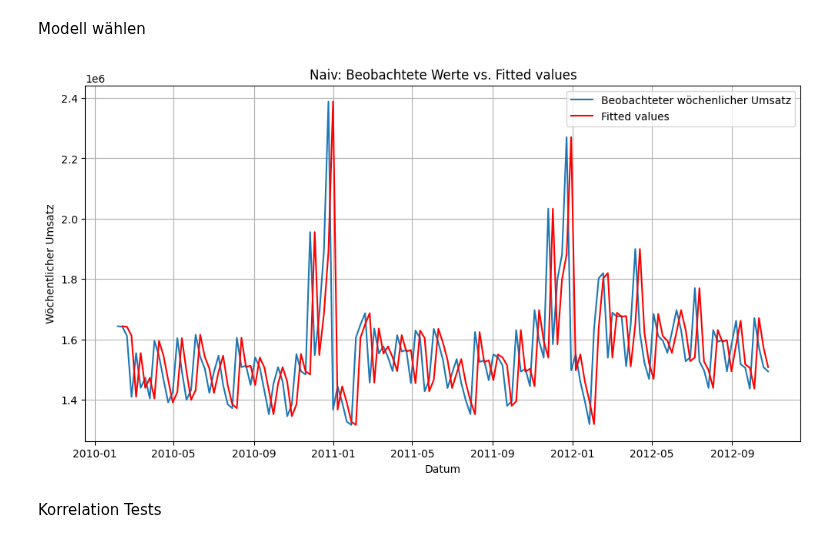
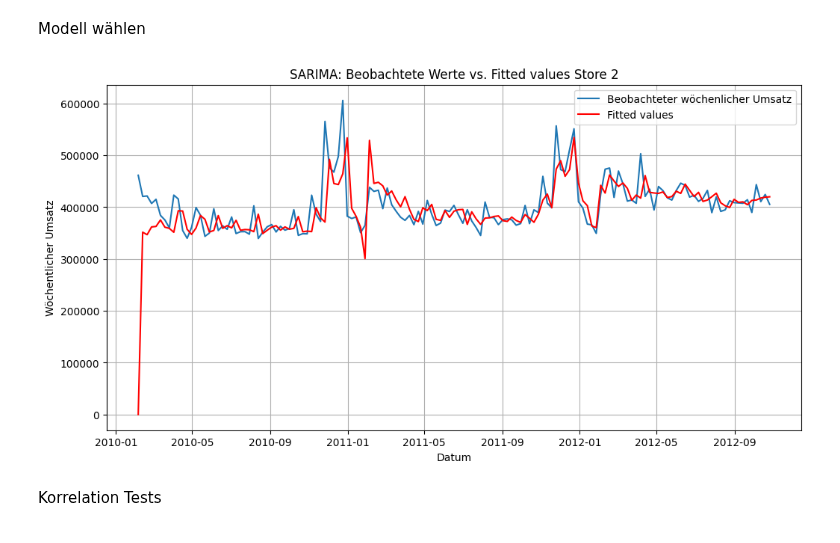
Before and after one commit to netalivo/Bachelor, a Jupyter notebook: main_single_store.ipynb, the cells around one changed output. Drawn from its saved outputs; the diff is of its cells as text; code cells hidden in the pictures.

```diff
--- a/main_single_store.ipynb
+++ b/main_single_store.ipynb
@@ -22,7 +25,7 @@ df.columns = df.columns.str.lower()
 1 Store wählen
 # %%
 # Filtern nach Store
-store_number = 1
+store_number = 3
 store = df[df['store'] == store_number].copy()
 
 # Datensatz nach Datum sortieren und als Index setzen
@@ -100,23 +97,24 @@ naiv_resid, naiv_fitted = build_naive_model(sales)
 # %% [markdown]
 Modell wählen
 # %%
-residuen = naiv_resid
-fitted_values = naiv_fitted
-#residuen = sarima_resid
-#fitted_values = sarima_fitted
+#residuen = naiv_resid
+#fitted_values = naiv_fitted
+residuen = sarima_resid
+fitted_values = sarima_fitted
+#print(residuen)
 
 
 plt.figure(figsize=(12, 6))
 plt.plot(sales, label='Beobachteter wöchenlicher Umsatz')
 plt.plot(fitted_values, color='red', label='Fitted values')
-plt.title('Naiv: Beobachtete Werte vs. Fitted values')
+plt.title('SARIMA: Beobachtete Werte vs. Fitted values Store 2')
 plt.xlabel('Datum')
 plt.ylabel('Wöchentlicher Umsatz')
 plt.legend()
 plt.grid(True)
 plt.show()
 # %% [output]
-[figure, old version]
+[figure, new version]
 # %% [markdown]
 Korrelation Tests
 # %%
```
Also changed, not shown: parts of 9 cells of this notebook, 5 other files.
